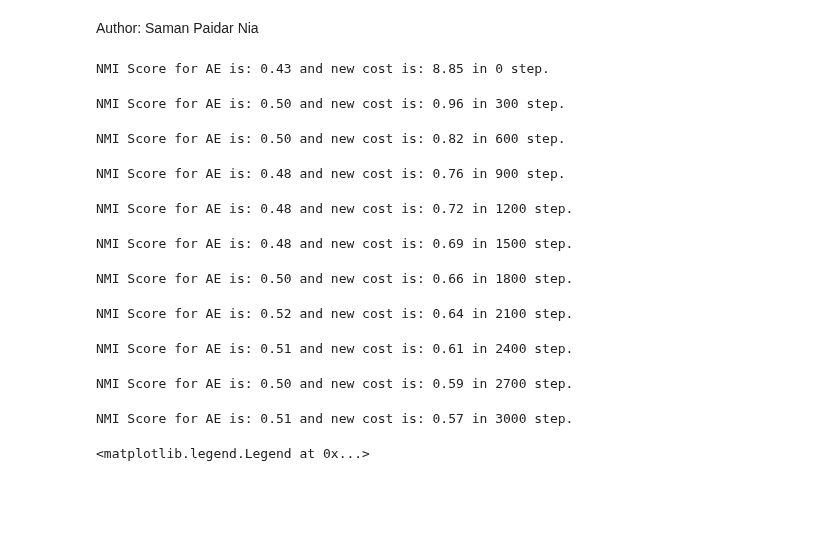
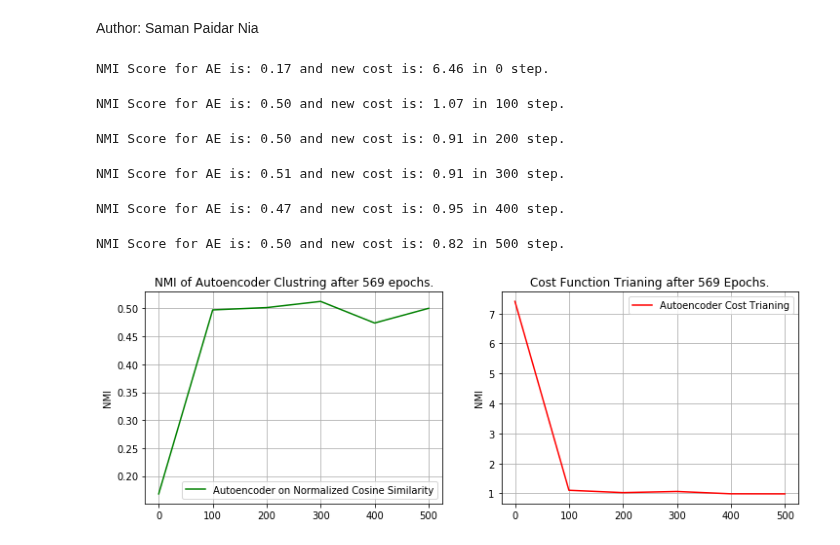
Before and after one commit to saman-nia/Deep-Neural-Networks-for-Clustering, a Jupyter notebook: Autoencoder_vs_Spectral_on_Breast_Cancer/Autoencoder_vs_Spectral_on_Breast_Cancer.ipynb, the cells around one changed output. Cells and saved outputs as stored; diff of their text form; code cells hidden in the pictures; blank space fills up the shorter version.

```diff
--- a/Autoencoder_vs_Spectral_on_Breast_Cancer/Autoencoder_vs_Spectral_on_Breast_Cancer.ipynb
+++ b/Autoencoder_vs_Spectral_on_Breast_Cancer/Autoencoder_vs_Spectral_on_Breast_Cancer.ipynb
@@ -163,47 +186,45 @@ with tf.Graph().as_default():
         sess.run(init_op)
 # %%
 # Training cycle
-results=[]
-loss_cost=[]
-steps=[]
-for epoch in tqdm(range(training_epochs+1)):
-    # Fit training using batch data in backpropagation.
-    _, new_cost, train_summary = sess.run([train_op, cost, train_summary_op],
-                                          feed_dict={x: data_set.next_batch(1)[0], phase_train: True})
-    ae_codes = sess.run(code, feed_dict={x: data_set.next_batch(1)[0], phase_train: False})
-    if epoch % n_backpropagation == 0 or epoch == training_epochs:
-        # Running K-Means on data.
-        centroids,_= kmeans(ae_codes,2)
-        idx, _ = vq(ae_codes, centroids)
-        ae_nmi = normalized_mutual_info_score(data_set.next_batch(1)[1], idx)
+for epoch in tqdm(range(n_epoch)):
+    average_cost = 0.
+    # Fit training with backpropagation using batch data.
+    for i in range(n_backpro):
+        minibatch, _ = data_set_train.next_batch(n_batch)
+        _, new_cost = sess.run([train_optimizer, cost], feed_dict={x: minibatch,
+                                                                   phase_train: True})
+        average_cost += new_cost/n_backpro
+    if epoch % n_diplay == 0 or epoch == n_epoch:
+        ae_codes = sess.run(code, feed_dict={x: data_set_train.whole_dataset()[0], phase_train: True})
+        # Running K-Means on Embedding Data.
+        idx = k_means_(ae_codes, n_cluster)
+        ae_nmi = normalized_mutual_info_score(data_set_train.whole_dataset()[1], idx)
         results.append(ae_nmi)
         steps.append(epoch)
-        loss_cost.append(new_cost)
-        print("NMI Score for AE is: {:0.2f} and new cost is: {:0.2f} in {:d} step. ".format(ae_nmi,new_cost, epoch))
+        loss_cost.append(average_cost)
+        print("NMI Score for AE is: {:0.2f} and new cost is: {:0.2f} in {:d} step. "
+              .format(ae_nmi,new_cost, epoch))
 # %% [output]
-NMI Score for AE is: 0.43 and new cost is: 8.85 in 0 step.
+NMI Score for AE is: 0.17 and new cost is: 6.46 in 0 step.
-NMI Score for AE is: 0.50 and new cost is: 0.96 in 300 step.
+NMI Score for AE is: 0.50 and new cost is: 1.07 in 100 step.
-NMI Score for AE is: 0.50 and new cost is: 0.82 in 600 step.
+NMI Score for AE is: 0.50 and new cost is: 0.91 in 200 step.
-NMI Score for AE is: 0.48 and new cost is: 0.76 in 900 step.
+NMI Score for AE is: 0.51 and new cost is: 0.91 in 300 step.
-NMI Score for AE is: 0.48 and new cost is: 0.72 in 1200 step.
+NMI Score for AE is: 0.47 and new cost is: 0.95 in 400 step.
-NMI Score for AE is: 0.48 and new cost is: 0.69 in 1500 step.
+NMI Score for AE is: 0.50 and new cost is: 0.82 in 500 step.
-NMI Score for AE is: 0.50 and new cost is: 0.66 in 1800 step.
-NMI Score for AE is: 0.52 and new cost is: 0.64 in 2100 step.
-NMI Score for AE is: 0.51 and new cost is: 0.61 in 2400 step.
-NMI Score for AE is: 0.50 and new cost is: 0.59 in 2700 step.
-NMI Score for AE is: 0.51 and new cost is: 0.57 in 3000 step.
 # %%
-plt.figure(figsize=(14,5))
+plt.figure(figsize=(12,4))
 plt.subplot(1, 2, 1)
-plt.errorbar(steps, results, label='Autoencoder on Normalized Cosine Similarity', color='r')
+plt.errorbar(steps, results, label='Autoencoder on Normalized Cosine Similarity', color='g')
 plt.ylabel('NMI')
 plt.grid()
-plt.title(('NMI of Autoencoder Clustring after {:d} steps.').format(training_epochs))
+plt.title(('NMI of Autoencoder Clustring after {:d} epochs.').format(n_epoch))
 plt.legend(loc='best')
 plt.subplot(1, 2, 2)
-plt.errorbar(steps, loss_cost, label='Autoencoder Cost Function', color='b')
+plt.errorbar(steps, loss_cost, label='Autoencoder Cost Trianing', color='r')
+plt.ylabel('NMI')
 plt.grid()
-plt.title(('Cost Function Value after {:d} steps.').format(training_epochs))
+plt.title(('Cost Function Trianing after {:d} Epochs.').format(n_epoch))
 plt.legend(loc='best')
+plt.show()
 # %% [output]
-<matplotlib.legend.Legend at 0x...>
+[figure, added]
```
Also changed, not shown: parts of 24 cells of this notebook.
